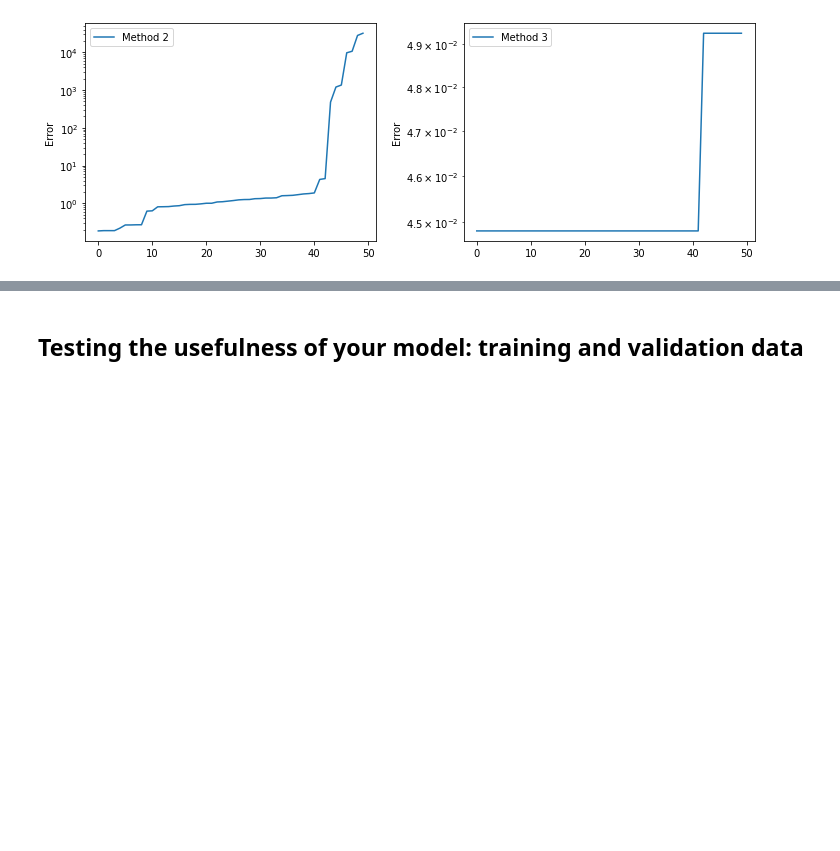
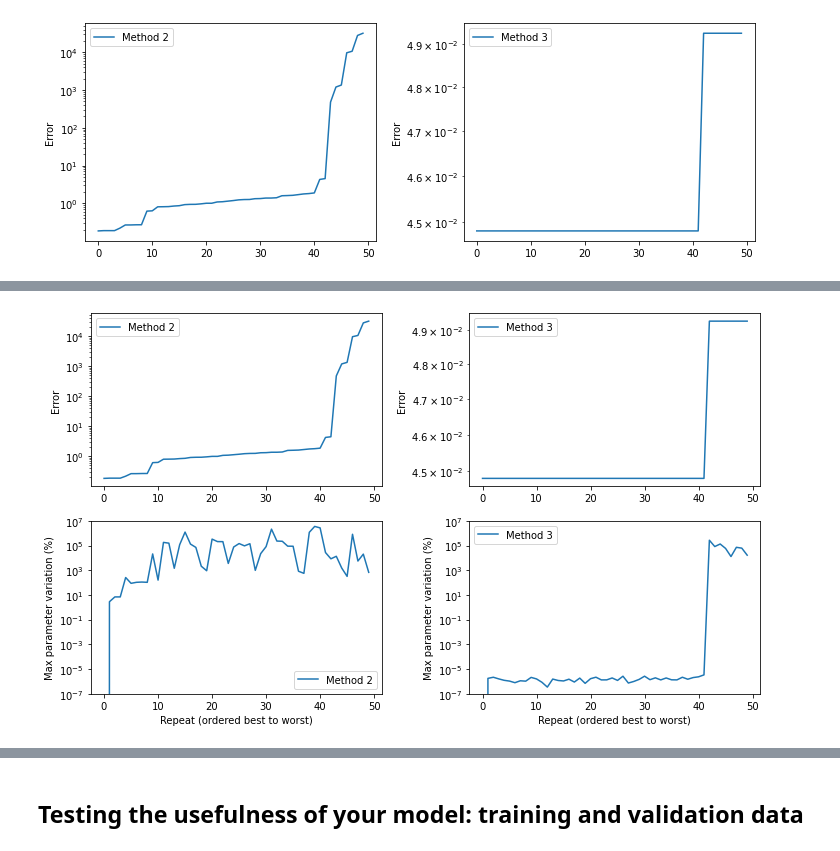
Before and after one commit to CardiacModelling/fitting-notebooks, a Jupyter notebook: ion-currents/reliability.ipynb, the cells around one changed output, grey strips where cells are left out. Saved outputs shown, nothing was run; the diff lists cells and outputs as text; code cells hidden in the pictures; blank space fills up the shorter version.

```diff
--- a/ion-currents/reliability.ipynb
+++ b/ion-currents/reliability.ipynb
@@ -353,0 +291,41 @@ We can, however, test if the model is useful...
+# %%
+# Get maximum errors in parameter sets:
+d2 = 100 * np.max(np.abs(parameters2 - parameters2[0]) / parameters2[0], axis=1)
+d3 = 100 * np.max(np.abs(parameters3 - parameters3[0]) / parameters3[0], axis=1)
+
+# Plot, along with scores
+fig = plt.figure(figsize=(12, 7))
+fig.subplots_adjust(wspace=0.3)
+
+ax = fig.add_subplot(2, 2, 1)
+ax.set_ylabel('Error')
+ax.set_yscale('log')
+ax.plot(info2[:, 1], label='Method 2')
+ax.legend()
+
+ax = fig.add_subplot(2, 2, 2)
+ax.set_ylabel('Error')
+ax.set_yscale('log')
+ax.plot(info3[:, 1], label='Method 3')
+ax.legend()
+
+ylim = 1e-7, 1e7
+ax = fig.add_subplot(2, 2, 3)
+ax.set_xlabel('Repeat (ordered best to worst)')
+ax.set_ylabel('Max parameter variation (%)')
+ax.set_yscale('log')
+ax.plot(d2, label='Method 2')
+ax.set_ylim(*ylim)
+ax.legend()
+
+ax = fig.add_subplot(2, 2, 4)
+ax.set_xlabel('Repeat (ordered best to worst)')
+ax.set_ylabel('Max parameter variation (%)')
+ax.set_yscale('log')
+ax.plot(d3, label='Method 3')
+ax.set_ylim(*ylim)
+ax.legend()
+
+plt.show()
+# %% [output]
+[figure, added]
```
Also changed, not shown: parts of 57 cells of this notebook, 2 other files.
